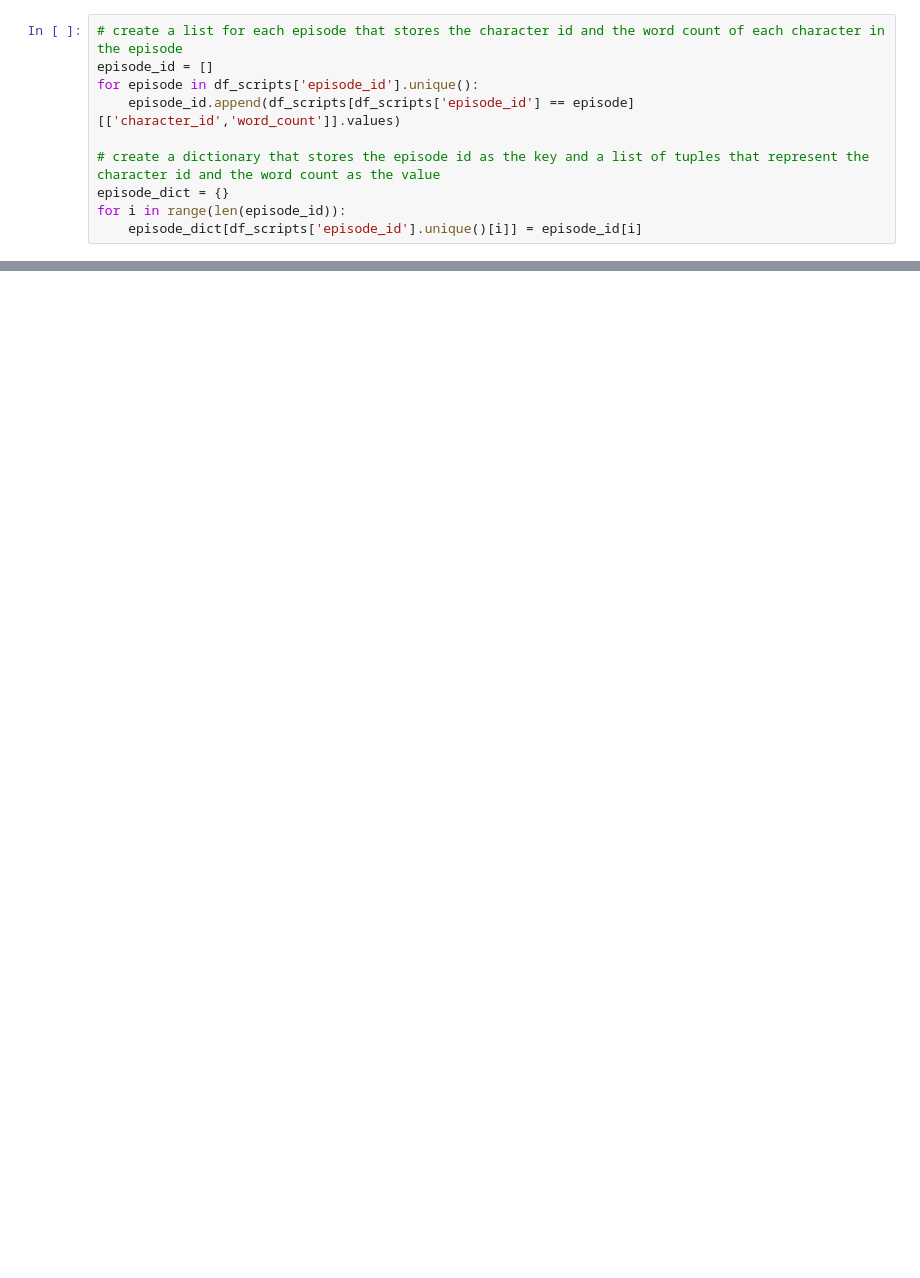
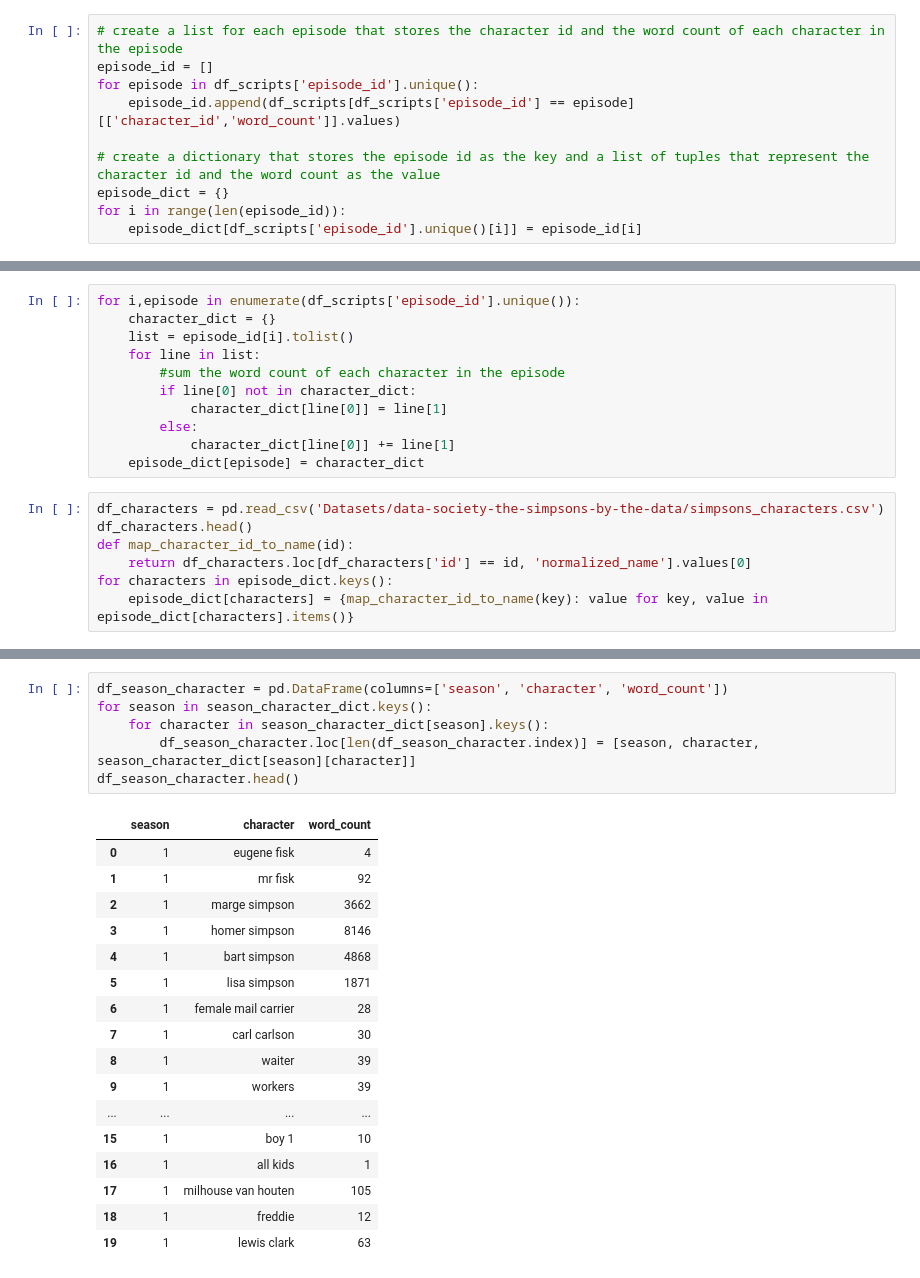
Before and after one commit to nic0gin/datamadness, a Jupyter notebook: box_data_analysis.ipynb, the cells around one changed output, grey strips where cells are left out. Cells and saved outputs as stored; diff of their text form; blank space fills up the shorter version.

```diff
--- a/box_data_analysis.ipynb
+++ b/box_data_analysis.ipynb
@@ -161,0 +161,18 @@ array([[  33,   11],
+# %%
+for i,episode in enumerate(df_scripts['episode_id'].unique()):
+    character_dict = {}
+    list = episode_id[i].tolist()
+    for line in list:
+        #sum the word count of each character in the episode
+        if line[0] not in character_dict:
+            character_dict[line[0]] = line[1]
+        else:
+            character_dict[line[0]] += line[1]
+    episode_dict[episode] = character_dict
+# %%
+df_characters = pd.read_csv('Datasets/data-society-the-simpsons-by-the-data/simpsons_characters.csv')
+df_characters.head()
+def map_character_id_to_name(id):
+    return df_characters.loc[df_characters['id'] == id, 'normalized_name'].values[0]
+for characters in episode_dict.keys():
+    episode_dict[characters] = {map_character_id_to_name(key): value for key, value in episode_dict[characters].items()}
@@ -161,0 +216,24 @@ array([[  33,   11],
+# %%
+df_season_character = pd.DataFrame(columns=['season', 'character', 'word_count'])
+for season in season_character_dict.keys():
+    for character in season_character_dict[season].keys():
+        df_season_character.loc[len(df_season_character.index)] = [season, character, season_character_dict[season][character]]
+df_season_character.head()
+# %% [output]
+|  | season | character | word_count |
+| 0 | 1 | eugene fisk | 4 |
+| 1 | 1 | mr fisk | 92 |
+| 2 | 1 | marge simpson | 3662 |
+| 3 | 1 | homer simpson | 8146 |
+| 4 | 1 | bart simpson | 4868 |
+| 5 | 1 | lisa simpson | 1871 |
+| 6 | 1 | female mail carrier | 28 |
+| 7 | 1 | carl carlson | 30 |
+| 8 | 1 | waiter | 39 |
+| 9 | 1 | workers | 39 |
+| ... | ... | ... | ... |
+| 15 | 1 | boy 1 | 10 |
+| 16 | 1 | all kids | 1 |
+| 17 | 1 | milhouse van houten | 105 |
+| 18 | 1 | freddie | 12 |
+| 19 | 1 | lewis clark | 63 |
```
Also changed, not shown: parts of 16 cells of this notebook.
